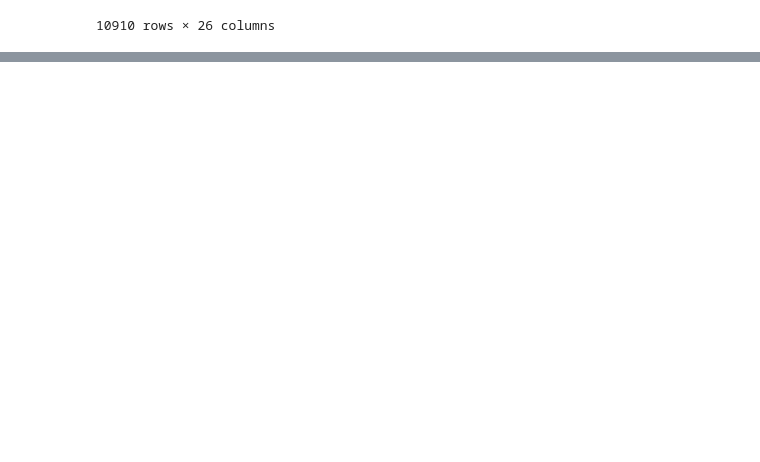
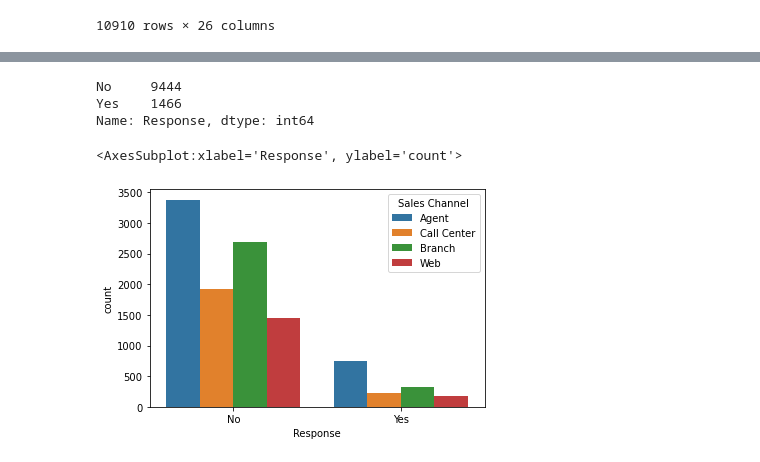
Before and after one commit to begumerdem/lab-customer-analysis-round-2, a Jupyter notebook: files_for_lab/csv_files/round2.ipynb, the cells around one changed output, grey strips where cells are left out. Cells and saved outputs as stored; diff of their text form; code cells hidden in the pictures; blank space fills up the shorter version.

```diff
--- a/files_for_lab/csv_files/round2.ipynb
+++ b/files_for_lab/csv_files/round2.ipynb
@@ -206,0 +245,11 @@ file1[(file1['Month']==1) | (file1['Month']==2)]
+# %%
+file1['Response'].value_counts()
+# %% [output]
+No     9444
+Yes    1466
+Name: Response, dtype: int64
+# %%
+sns.countplot( x='Response', hue='Sales Channel', data=file1)
+# %% [output]
+<AxesSubplot:xlabel='Response', ylabel='count'>
+[figure, added]
```
Also changed, not shown: parts of 6 cells of this notebook.
